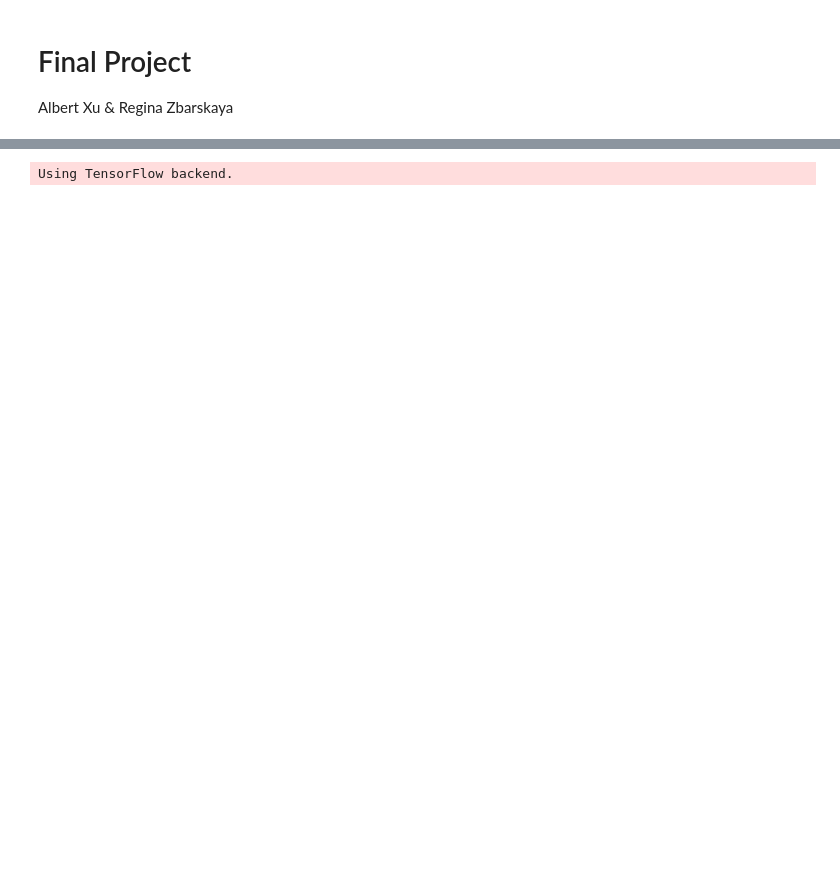
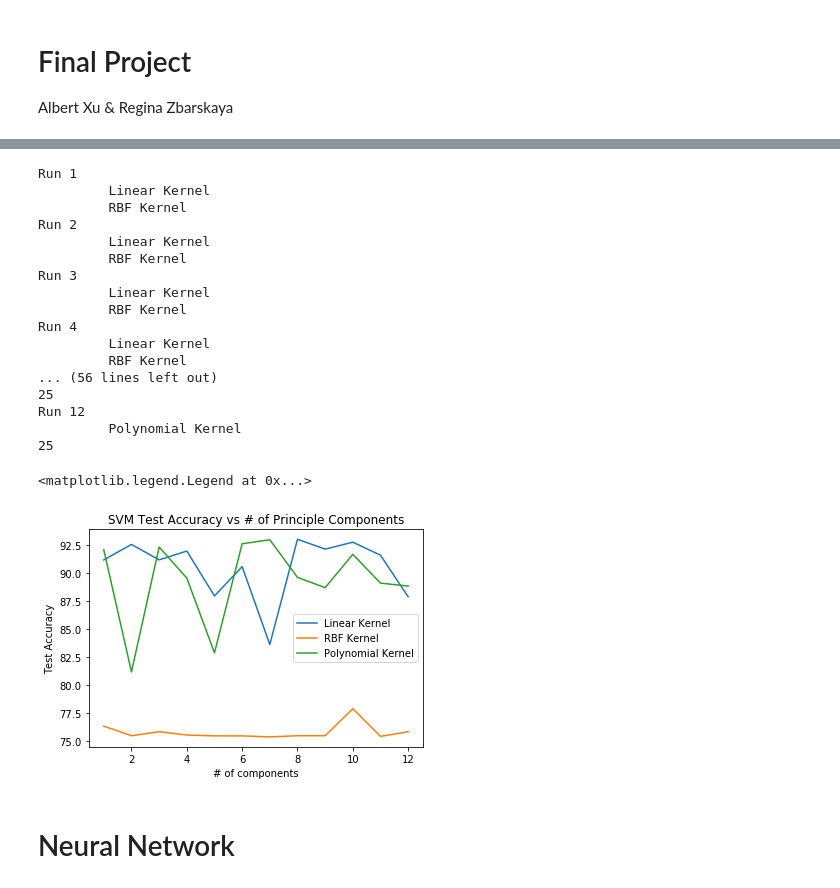
Before and after one commit to alberttxu/ml_final_project, a Jupyter notebook: final_proj.ipynb, the cells around one changed output, grey strips where cells are left out. Cells and saved outputs as stored; diff of their text form; code cells hidden in the pictures; blank space fills up the shorter version.

```diff
--- a/final_proj.ipynb
+++ b/final_proj.ipynb
@@ -67,6 +259,64 @@ svm_acc(X_train, y_train, X_test, y_test)
+# %%
+# ---------- Changing Number of Principle Components for SVM ----------
+# create arrays to hold test accuracy
+test_acc_1 = []
+test_acc_2 = []
+test_acc_3 = []
+for i in range(1, 13):
+    print('Run {0}'.format(i))
+    X2_train, X2_test, Y2_train, Y2_test = train_test_split(pca_transform(X, i), y, test_size=0.996)
+    print('\t Linear Kernel')
+    # fit using linear kernel
+    acc = svm_lin(X2_train, X2_test, Y2_train, Y2_test, 1)
+    test_acc_1.append(acc[1])
+    print('\t RBF Kernel')
+    # fit using rbf kernel
+    acc = svm_rbf(X2_train, X2_test, Y2_train, Y2_test, 1)
+    test_acc_2.append(acc[1])
+
+for i in range(1, 13):
+    print('Run {0}'.format(i))
+    X2_train, X2_test, Y2_train, Y2_test = train_test_split(pca_transform(X, i), y, test_size=0.996)
+    print('\t Polynomial Kernel ')
+    # fit using polynomial kernel
+    acc = svm_poly(X2_train, X2_test, Y2_train, Y2_test, 1)
+    test_acc_3.append(acc[1])
+
+# plot all three kernels on one graph
+l1, = plt.plot(range(1, 13), test_acc_1, label='Linear Kernel')
+plt.title('SVM Test Accuracy vs # of Principle Components')
+plt.xlabel('# of components')
+plt.ylabel('Test Accuracy')
+
+l2, = plt.plot(range(1,13), test_acc_2, label='RBF Kernel')
+l3, = plt.plot(range(1,13), test_acc_3, label='Polynomial Kernel')
+plt.legend(handles=[l1, l2, l3])
+# %% [output]
+Run 1
+         Linear Kernel
+         RBF Kernel
+Run 2
+         Linear Kernel
+         RBF Kernel
+Run 3
+         Linear Kernel
+         RBF Kernel
+Run 4
+         Linear Kernel
+         RBF Kernel
+... (56 lines left out)
+25
+Run 12
+         Polynomial Kernel
+25
+<matplotlib.legend.Legend at 0x...>
+[figure, added]
+# %% [markdown]
+# Neural Network
 # %%
 import keras
-from keras.layers import Dense
+from keras.models import Sequential
+from keras.layers import Dense, Activation
 
 class AccHistory(keras.callbacks.Callback):
     def on_train_begin(self, logs={}):
@@ -82,14 +332,12 @@ class AccHistory(keras.callbacks.Callback):
 
 keras.backend.clear_session()
 cb = AccHistory()
-model = keras.models.Sequential()
+model = Sequential()
 model.add(Dense(10, activation='sigmoid', input_dim=12))
 model.add(Dense(1, activation='sigmoid'))
 
 model.compile(optimizer='sgd',
               loss='mse',
               metrics=['accuracy'])
-# %% [output]
-Using TensorFlow backend.
 # %%
 model.fit(X_train, y_train, epochs=30, validation_data=(X_test, y_test), callbacks=[cb])
```
Also changed, not shown: parts of 20 cells of this notebook.
